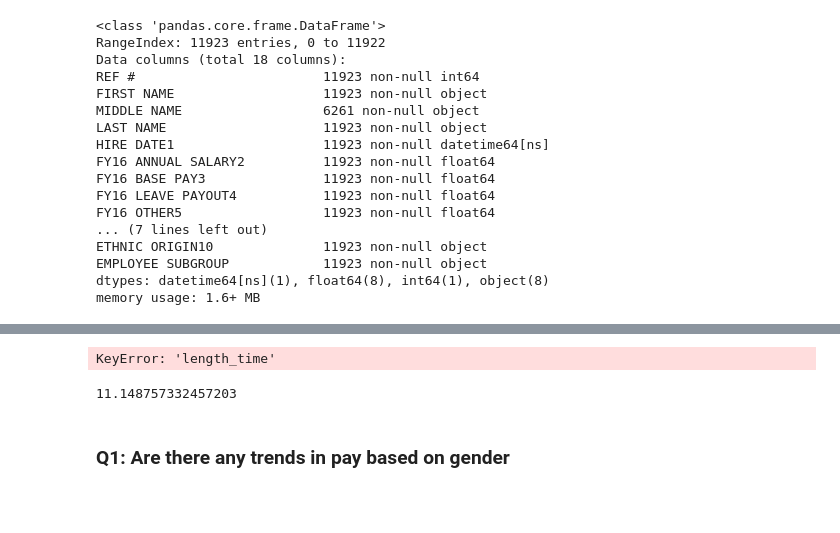
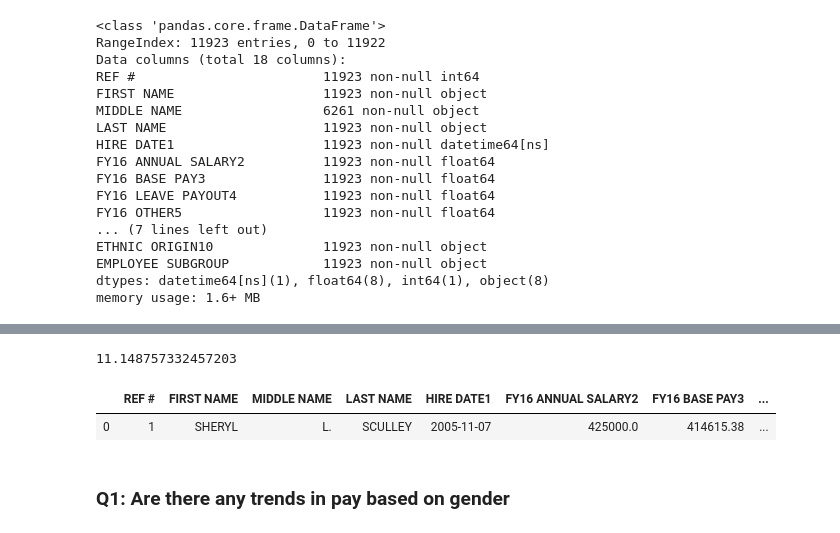
Before and after one commit to guedanie/SA-CITY-DATA, a Jupyter notebook: FY16_sa_city_compensation.ipynb, the cells around one changed output, grey strips where cells are left out. Cells and saved outputs as stored; diff of their text form; code cells hidden in the pictures; blank space fills up the shorter version.

```diff
--- a/FY16_sa_city_compensation.ipynb
+++ b/FY16_sa_city_compensation.ipynb
@@ -103,7 +89,3 @@ city_data.assign(length_time = datetime.strptime(last_date, '%Y-%m-%d') - city_d
-# %%
-city_data.assign(length_time_y = city_data["length_time"]/np.timedelta64(1, 'Y'))
-# %% [output]
-KeyError: 'length_time'
 # %%
 (datetime.strptime(last_date, '%Y-%m-%d') - city_data["HIRE DATE1"][0])/np.timedelta64(1, 'Y')
 # %% [output]
@@ -115,3 +93,8 @@ city_data[max_salary]
+# %%
+city_data.head(1)
+# %% [output]
+|  | REF # | FIRST NAME | MIDDLE NAME | LAST NAME | HIRE DATE1 | FY16 ANNUAL SALARY2 | FY16 BASE PAY3 | ... |
+| 0 | 1 | SHERYL | L. | SCULLEY | 2005-11-07 | 425000.0 | 414615.38 | ... |
 # %% [markdown]
 ### Q1: Are there any trends in pay based on gender
 # %%
```
Also changed, not shown: parts of 7 cells of this notebook.
